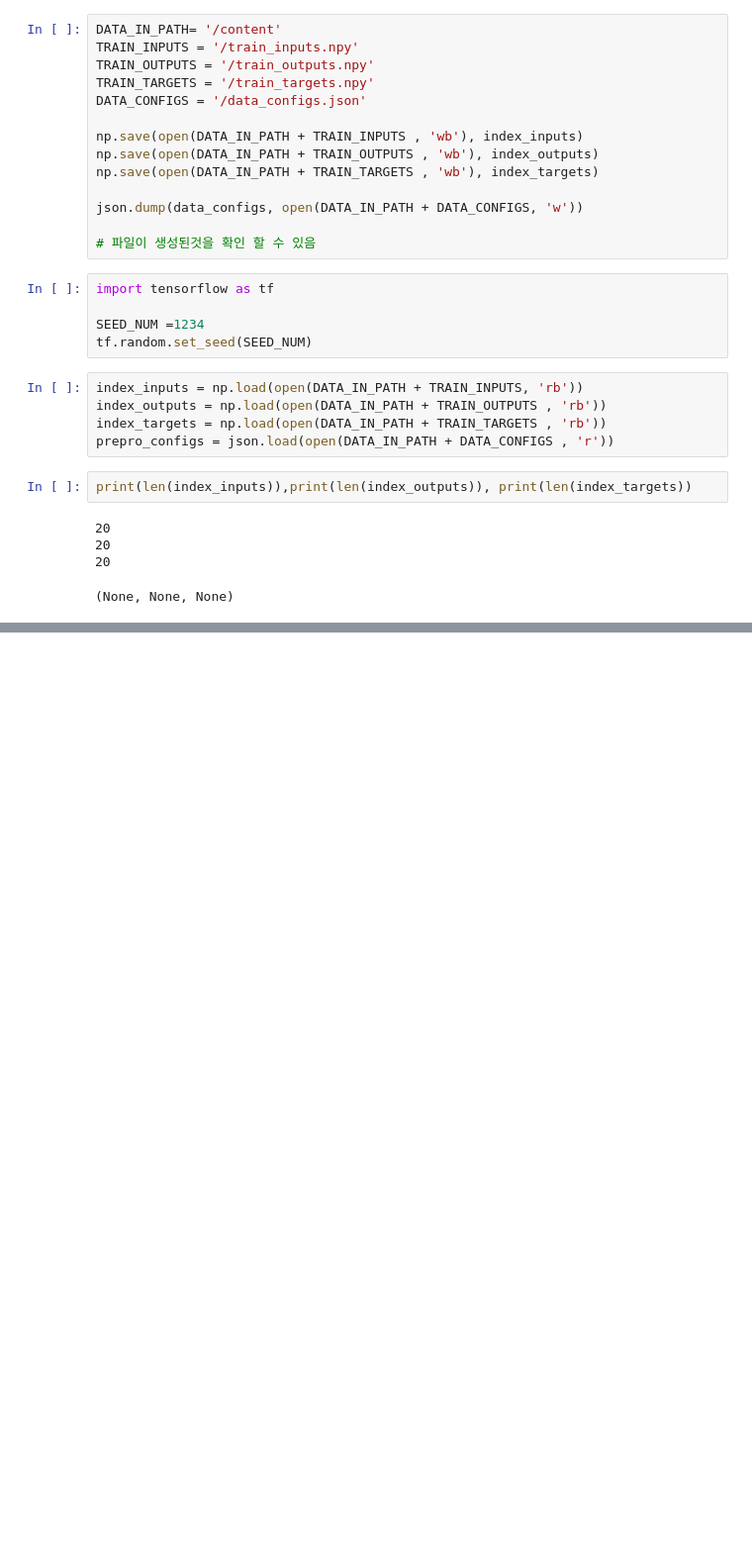
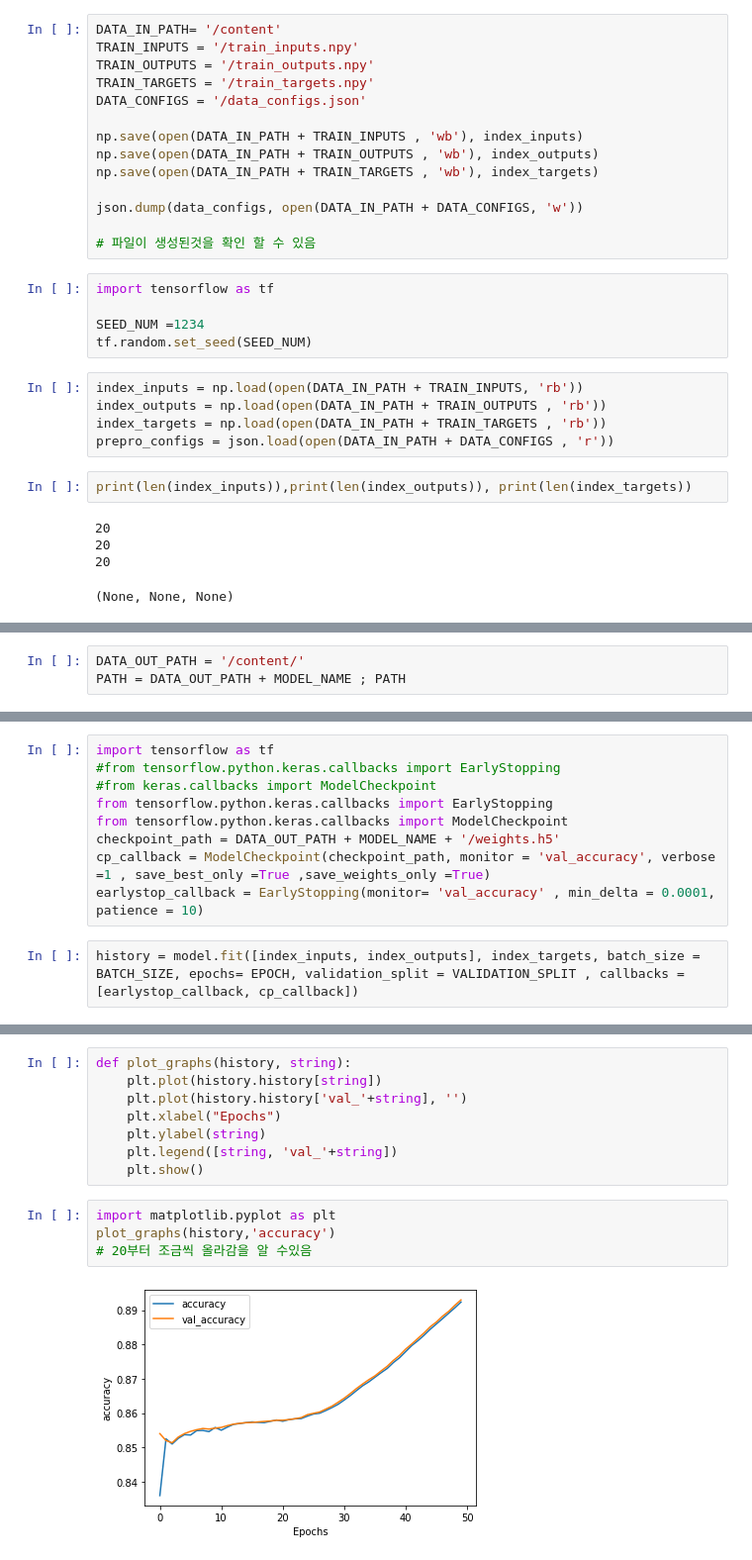
Before and after one commit to jaekyoungkim/tensor2ml_NLP, a Jupyter notebook: 텐서플로와_머신러닝으로_시작하는_자연어처리(ch6).ipynb, the cells around one changed output, grey strips where cells are left out. Shown at 99% size. Saved outputs shown, nothing was run; the diff lists cells and outputs as text; blank space fills up the shorter version.

```diff
--- a/텐서플로와_머신러닝으로_시작하는_자연어처리(ch6).ipynb
+++ b/텐서플로와_머신러닝으로_시작하는_자연어처리(ch6).ipynb
@@ -813,0 +1043,3 @@ class Decoder(tf.keras.layers.Layer):
+# %%
+DATA_OUT_PATH = '/content/'
+PATH = DATA_OUT_PATH + MODEL_NAME ; PATH
@@ -813,0 +1051,11 @@ class Decoder(tf.keras.layers.Layer):
+# %%
+import tensorflow as tf
+#from tensorflow.python.keras.callbacks import EarlyStopping
+#from keras.callbacks import ModelCheckpoint
+from tensorflow.python.keras.callbacks import EarlyStopping
+from tensorflow.python.keras.callbacks import ModelCheckpoint
+checkpoint_path = DATA_OUT_PATH + MODEL_NAME + '/weights.h5'
+cp_callback = ModelCheckpoint(checkpoint_path, monitor = 'val_accuracy', verbose =1 , save_best_only =True ,save_weights_only =True)
+earlystop_callback = EarlyStopping(monitor= 'val_accuracy' , min_delta = 0.0001, patience = 10)
+# %%
+history = model.fit([index_inputs, index_outputs], index_targets, batch_size = BATCH_SIZE, epochs= EPOCH, validation_split = VALIDATION_SPLIT , callbacks =[earlystop_callback, cp_callback])
@@ -813,0 +1096,14 @@ class Decoder(tf.keras.layers.Layer):
+# %%
+def plot_graphs(history, string):
+    plt.plot(history.history[string])
+    plt.plot(history.history['val_'+string], '')
+    plt.xlabel("Epochs")
+    plt.ylabel(string)
+    plt.legend([string, 'val_'+string])
+    plt.show()
+# %%
+import matplotlib.pyplot as plt
+plot_graphs(history,'accuracy')
+# 20부터 조금씩 올라감을 알 수있음
+# %% [output]
+[figure, added]
```
Also changed, not shown: parts of 89 cells of this notebook.
